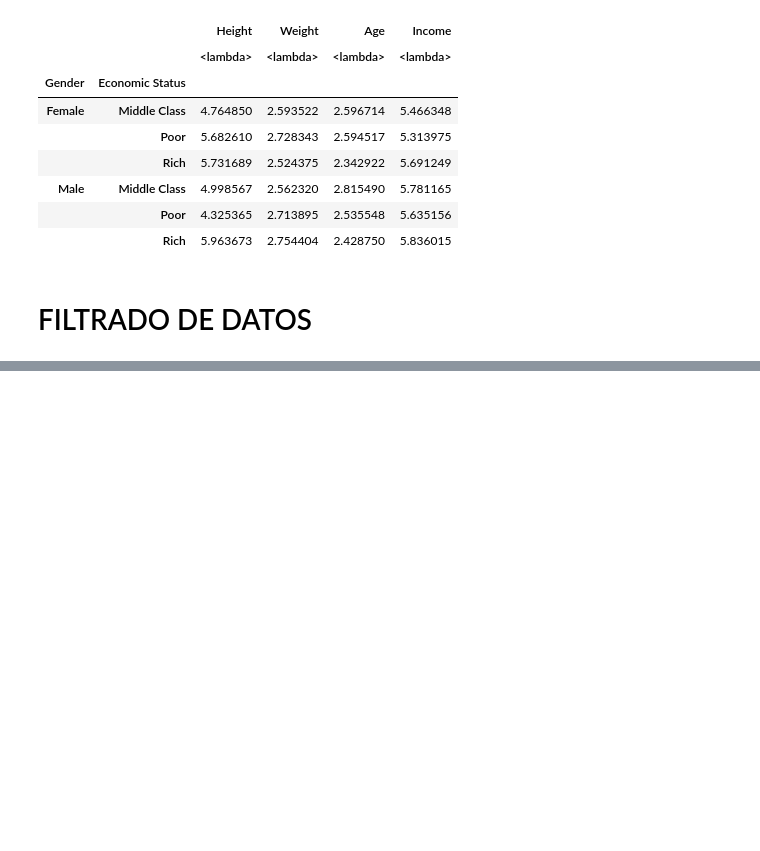
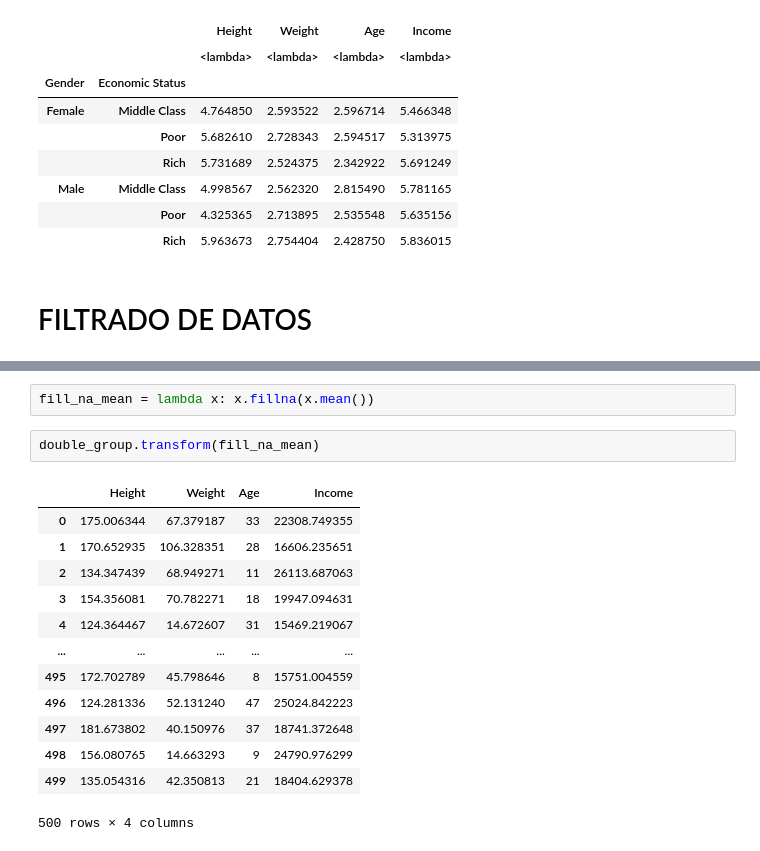
Before and after one commit to javilledo/MachineLearning, a Jupyter notebook: notebooks/t02_03_data_cleaning_agrupacion_de_datos.ipynb, the cells around one changed output, grey strips where cells are left out. Saved outputs shown, nothing was run; the diff lists cells and outputs as text; blank space fills up the shorter version.

```diff
--- a/notebooks/t02_03_data_cleaning_agrupacion_de_datos.ipynb
+++ b/notebooks/t02_03_data_cleaning_agrupacion_de_datos.ipynb
@@ -343,0 +389,18 @@ double_group.aggregate([lambda x: np.mean(x) / np.std(x)])
+# %%
+fill_na_mean = lambda x: x.fillna(x.mean())
+# %%
+double_group.transform(fill_na_mean)
+# %% [output]
+|  | Height | Weight | Age | Income |
+| 0 | 175.006344 | 67.379187 | 33 | 22308.749355 |
+| 1 | 170.652935 | 106.328351 | 28 | 16606.235651 |
+| 2 | 134.347439 | 68.949271 | 11 | 26113.687063 |
+| 3 | 154.356081 | 70.782271 | 18 | 19947.094631 |
+| 4 | 124.364467 | 14.672607 | 31 | 15469.219067 |
+| ... | ... | ... | ... | ... |
+| 495 | 172.702789 | 45.798646 | 8 | 15751.004559 |
+| 496 | 124.281336 | 52.131240 | 47 | 25024.842223 |
+| 497 | 181.673802 | 40.150976 | 37 | 18741.372648 |
+| 498 | 156.080765 | 14.663293 | 9 | 24790.976299 |
+| 499 | 135.054316 | 42.350813 | 21 | 18404.629378 |
+500 rows × 4 columns
```
Also changed, not shown: parts of 15 cells of this notebook.
